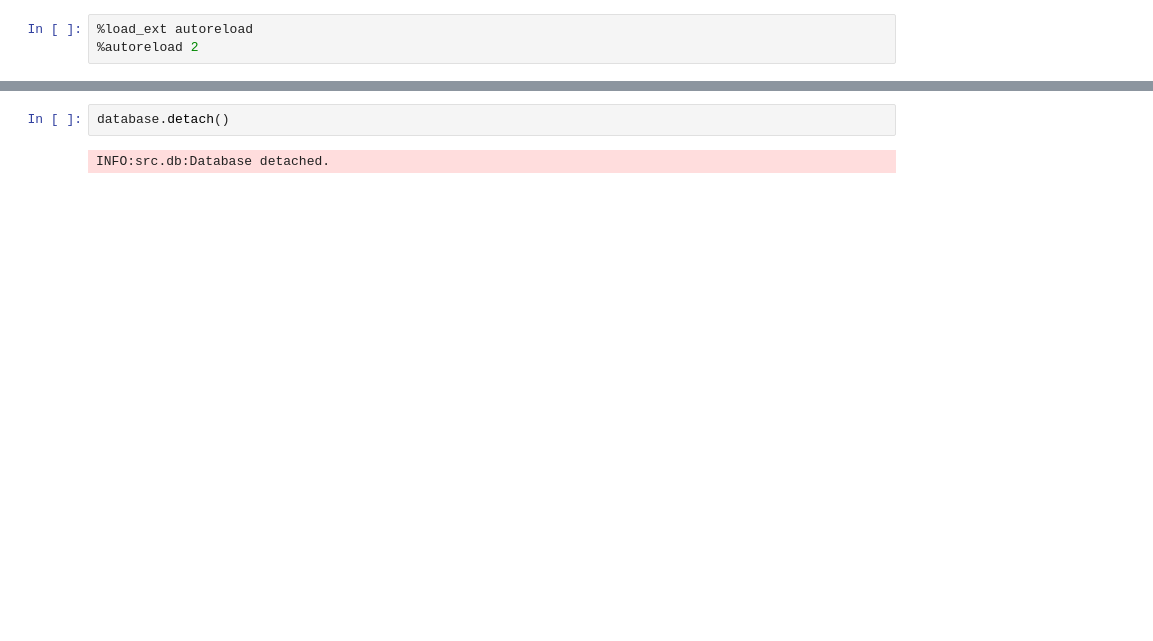
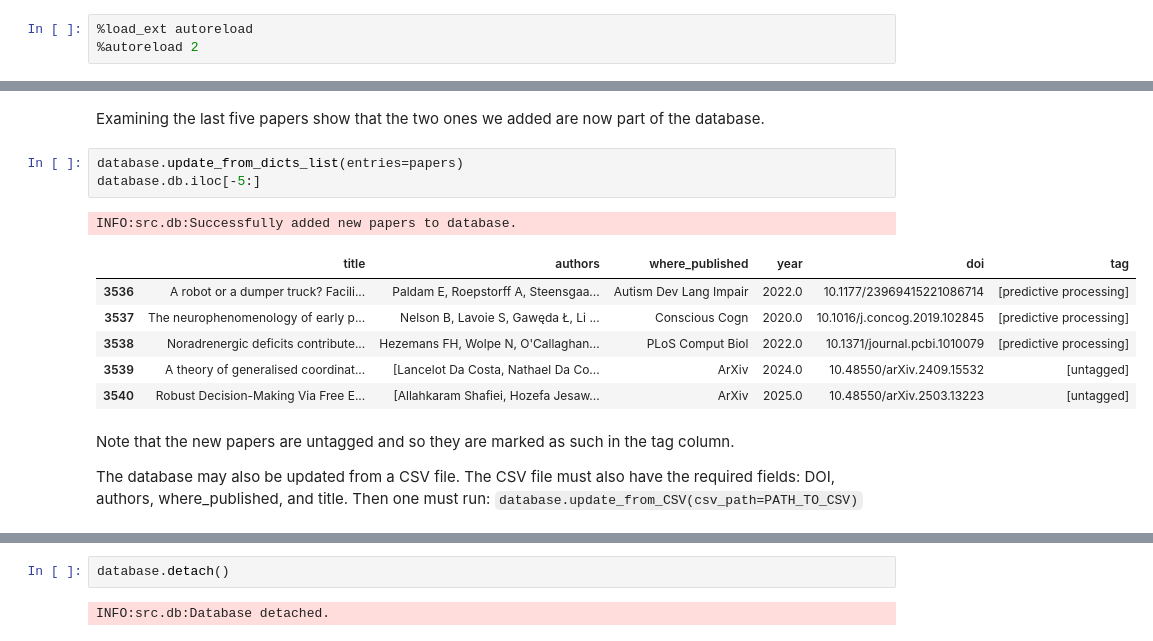
Before and after one commit to snamjoshi/aif-fep-db, a Jupyter notebook: examples/2_database.ipynb, the cells around one changed output, grey strips where cells are left out. Saved outputs shown, nothing was run; the diff lists cells and outputs as text; blank space fills up the shorter version.

```diff
--- a/examples/2_database.ipynb
+++ b/examples/2_database.ipynb
@@ -92,0 +158,17 @@ database.db[database.db["doi"].isin(doi_list)]
+# %% [markdown]
+Examining the last five papers show that the two ones we added are now part of the database.
+# %%
+database.update_from_dicts_list(entries=papers)
+database.db.iloc[-5:]
+# %% [output]
+INFO:src.db:Successfully added new papers to database.
+|  | title | authors | where_published | year | doi | tag |
+| 3536 | A robot or a dumper truck? Facili... | Paldam E, Roepstorff A, Steensgaa... | Autism Dev Lang Impair | 2022.0 | 10.1177/23969415221086714 | [predictive processing] |
+| 3537 | The neurophenomenology of early p... | Nelson B, Lavoie S, Gawęda Ł, Li ... | Conscious Cogn | 2020.0 | 10.1016/j.concog.2019.102845 | [predictive processing] |
+| 3538 | Noradrenergic deficits contribute... | Hezemans FH, Wolpe N, O'Callaghan... | PLoS Comput Biol | 2022.0 | 10.1371/journal.pcbi.1010079 | [predictive processing] |
+| 3539 | A theory of generalised coordinat... | [Lancelot Da Costa, Nathael Da Co... | ArXiv | 2024.0 | 10.48550/arXiv.2409.15532 | [untagged] |
+| 3540 | Robust Decision-Making Via Free E... | [Allahkaram Shafiei, Hozefa Jesaw... | ArXiv | 2025.0 | 10.48550/arXiv.2503.13223 | [untagged] |
+# %% [markdown]
+Note that the new papers are untagged and so they are marked as such in the tag column.
+
+The database may also be updated from a CSV file. The CSV file must also have the required fields: DOI, authors, where_published, and title. Then one must run: `database.update_from_CSV(csv_path=PATH_TO_CSV)`
```
Also changed, not shown: parts of 36 cells of this notebook, 4 other files.
